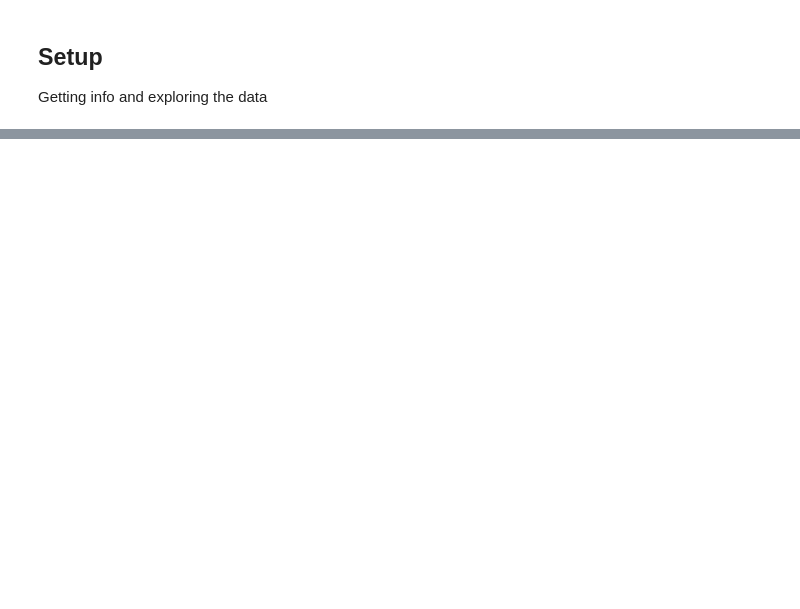
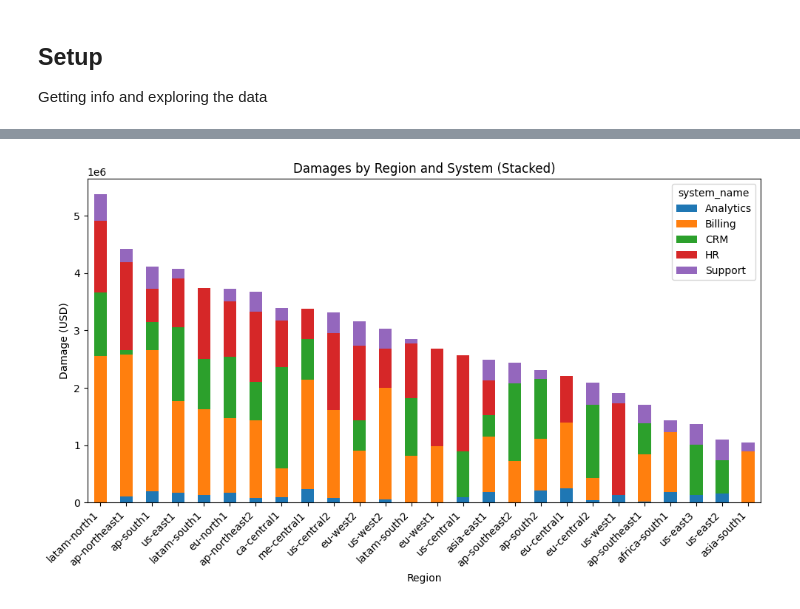
Before and after one commit to ssinlao/mini-data-analysts, a Jupyter notebook: mini-itc-code.ipynb, the cells around one changed output, grey strips where cells are left out. Saved outputs shown, nothing was run; the diff lists cells and outputs as text; code cells hidden in the pictures; blank space fills up the shorter version.

Commit message:
graph costs of damages per region and each system

```diff
--- a/mini-itc-code.ipynb
+++ b/mini-itc-code.ipynb
@@ -48,0 +52,22 @@ memory usage: 7.9+ KB
+# %%
+# Group by region and system, summing total cost
+region_system_costs = (
+    df.groupby(['region', 'system_name'])['estimated_total_cost_usd']
+      .sum()
+      .reset_index()
+)
+
+# Pivot so each system_name becomes its own column
+region_summary = (
+    region_system_costs
+    .pivot(index='region', columns='system_name', values='estimated_total_cost_usd')
+    .fillna(0)  # optional: replace NaN with 0
+)
+
+# Add total per region
+region_summary['total_region_damage_usd'] = region_summary.sum(axis=1)
+region_summary = region_summary.reset_index()
+
+region_summary = region_summary.sort_values(by='total_region_damage_usd', ascending=False)
+
+print(region_summary)
@@ -48,0 +92,17 @@ memory usage: 7.9+ KB
+# %%
+#plot graph
+region_summary = region_summary.set_index('region')
+
+ax = region_summary.drop(columns='total_region_damage_usd').plot(
+    kind='bar',
+    stacked=True,
+    figsize=(10, 6)
+)
+ax.set_xlabel('Region')
+ax.set_ylabel('Damage (USD)')
+ax.set_title('Damages by Region and System (Stacked)')
+plt.xticks(rotation=45, ha='right')
+plt.tight_layout()
+plt.show()
+# %% [output]
+[figure, added]
```
Also changed, not shown: parts of 2 cells of this notebook.
